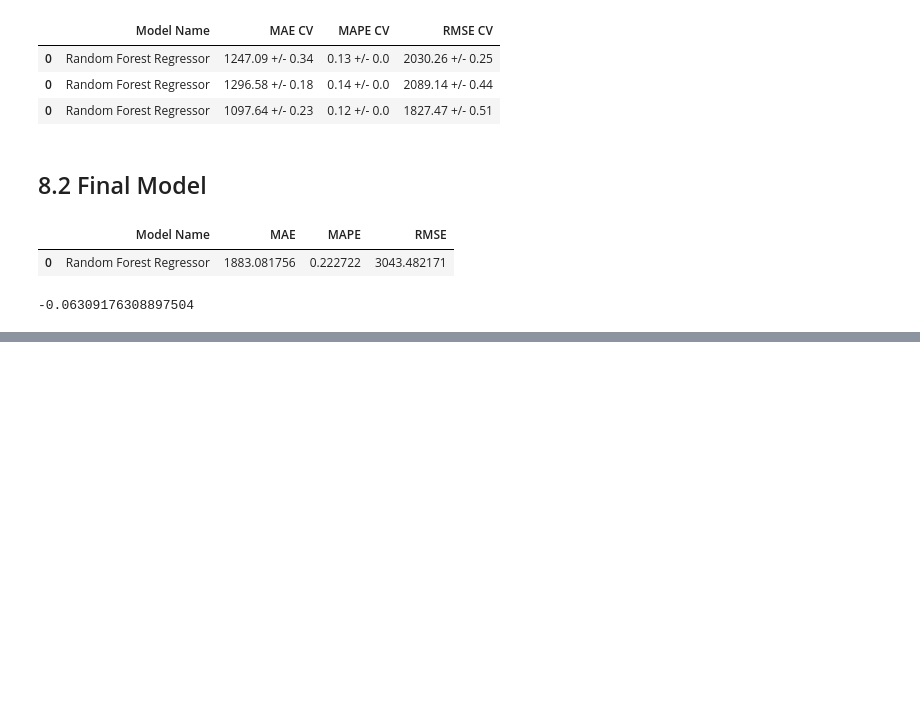
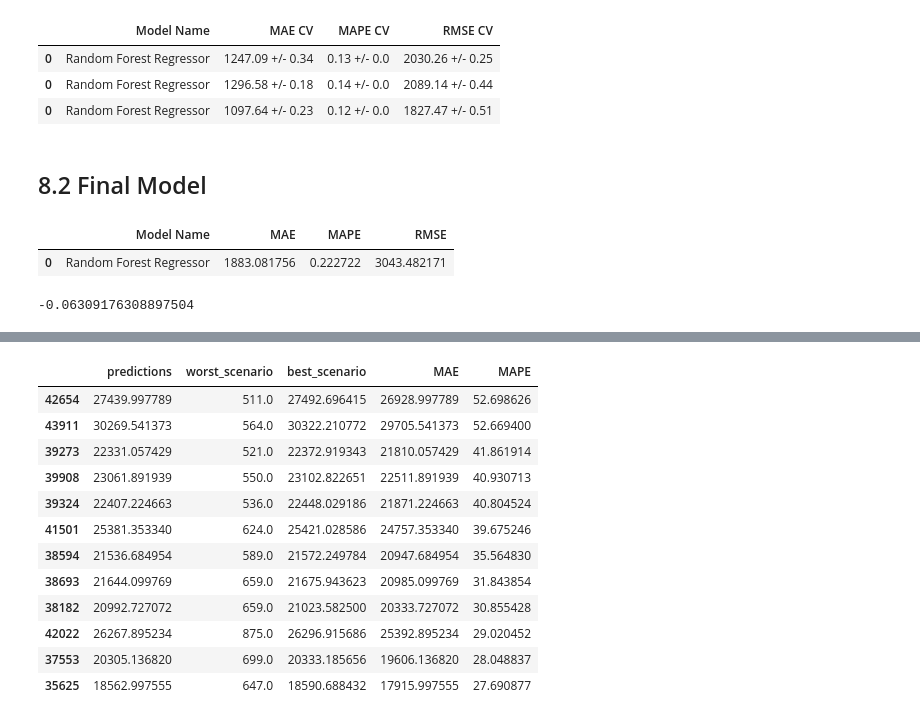
Before and after one commit to panambY/Used_Car_Price, a Jupyter notebook: Used_Car_Price.ipynb, the cells around one changed output, grey strips where cells are left out. Drawn from its saved outputs; the diff is of its cells as text; code cells hidden in the pictures; blank space fills up the shorter version.

```diff
--- a/Used_Car_Price.ipynb
+++ b/Used_Car_Price.ipynb
@@ -2219,0 +2281,16 @@ mpe
+# %%
+df92.sort_values( 'MAPE', ascending=False ).head(12)
+# %% [output]
+|  | predictions | worst_scenario | best_scenario | MAE | MAPE |
+| 42654 | 27439.997789 | 511.0 | 27492.696415 | 26928.997789 | 52.698626 |
+| 43911 | 30269.541373 | 564.0 | 30322.210772 | 29705.541373 | 52.669400 |
+| 39273 | 22331.057429 | 521.0 | 22372.919343 | 21810.057429 | 41.861914 |
+| 39908 | 23061.891939 | 550.0 | 23102.822651 | 22511.891939 | 40.930713 |
+| 39324 | 22407.224663 | 536.0 | 22448.029186 | 21871.224663 | 40.804524 |
+| 41501 | 25381.353340 | 624.0 | 25421.028586 | 24757.353340 | 39.675246 |
+| 38594 | 21536.684954 | 589.0 | 21572.249784 | 20947.684954 | 35.564830 |
+| 38693 | 21644.099769 | 659.0 | 21675.943623 | 20985.099769 | 31.843854 |
+| 38182 | 20992.727072 | 659.0 | 21023.582500 | 20333.727072 | 30.855428 |
+| 42022 | 26267.895234 | 875.0 | 26296.915686 | 25392.895234 | 29.020452 |
+| 37553 | 20305.136820 | 699.0 | 20333.185656 | 19606.136820 | 28.048837 |
+| 35625 | 18562.997555 | 647.0 | 18590.688432 | 17915.997555 | 27.690877 |
```
Also changed, not shown: parts of 12 cells of this notebook.
